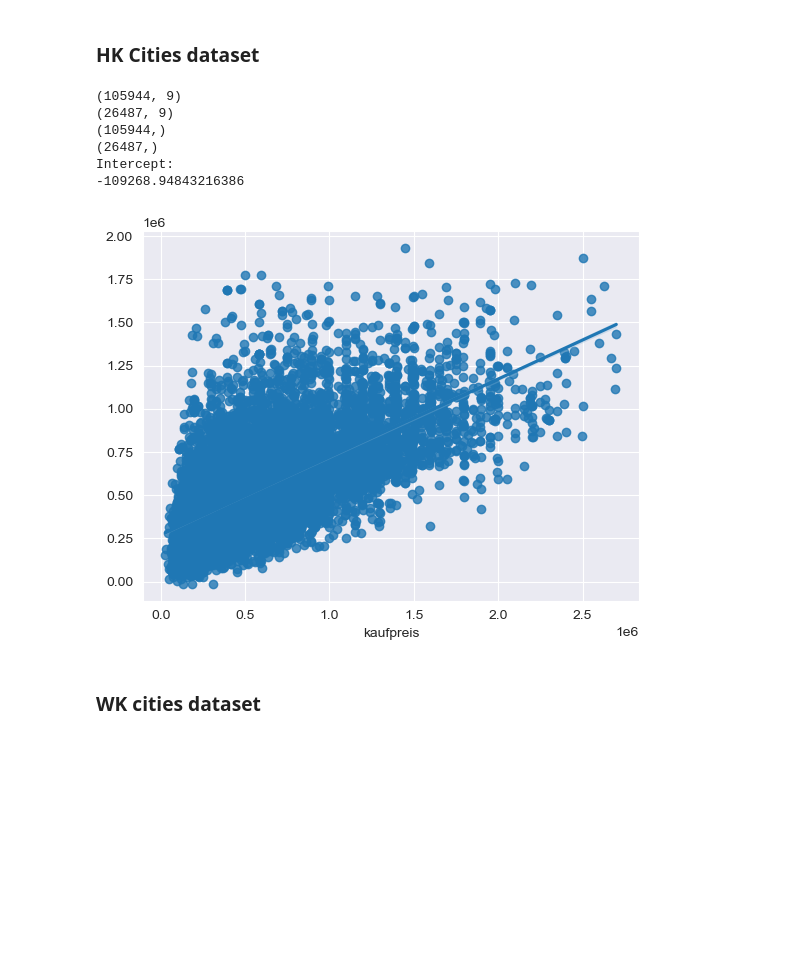
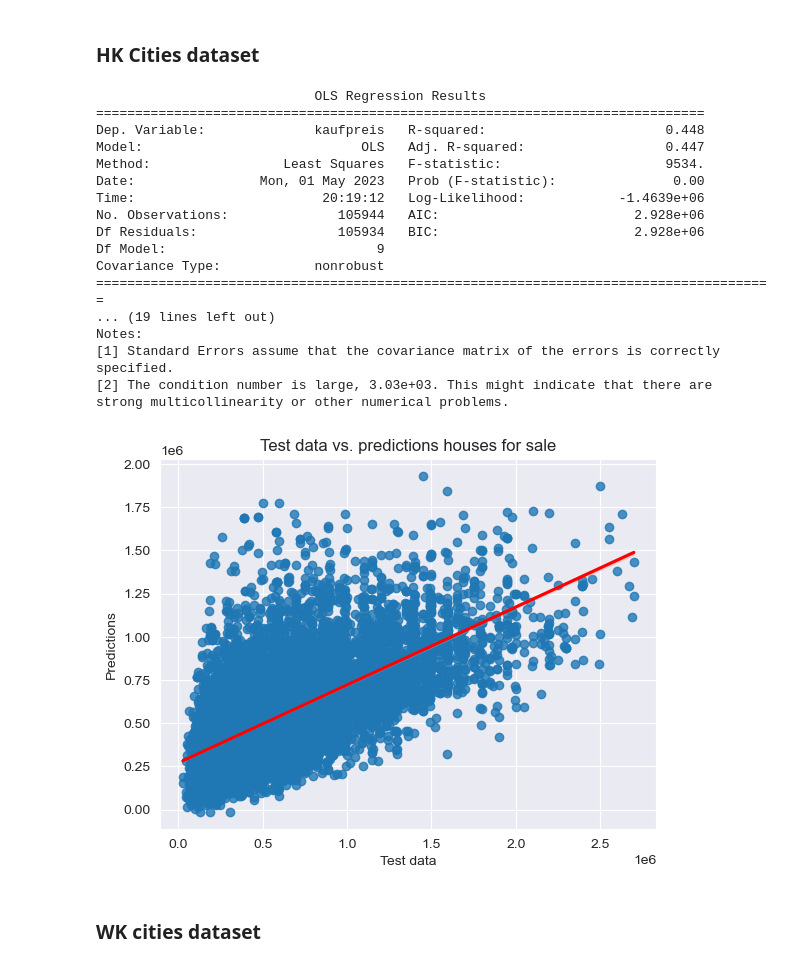
Before and after one commit to pvseydlitz/BachelorThesis, a Jupyter notebook: regressions_only.ipynb, the cells around one changed output. Cells and saved outputs as stored; diff of their text form; code cells hidden in the pictures; blank space fills up the shorter version.

```diff
--- a/regressions_only.ipynb
+++ b/regressions_only.ipynb
@@ -18,42 +18,55 @@ sns.set_style("darkgrid")
 # %%
 hk_characteristics = pd.read_csv('./Data/Cleaned-Datasets/HK_cities_cleaned.csv')
 df_hk_characteristics = pd.DataFrame(hk_characteristics)
 
 X = df_hk_characteristics[['wohnflaeche', 'grundstuecksflaeche', 'zimmeranzahl', 'schlafzimmer', 'badezimmer','keller', 'parkplatz', 'age', 'objektzustand']]
 Y = df_hk_characteristics['kaufpreis']
 
 from sklearn.model_selection import train_test_split
 X_train, X_test, y_train, y_test = train_test_split(X, Y, test_size=0.2, random_state=101)
-print(X_train.shape)
-print(X_test.shape)
-print(y_train.shape)
-print(y_test.shape)
+#print(X_train.shape)
+#print(X_test.shape)
+#print(y_train.shape)
+#print(y_test.shape)
 
 from sklearn.linear_model import LinearRegression
 model = LinearRegression()
 model.fit(X_train,y_train)
 
-print('Intercept:')
-print(model.intercept_)
+#print('Intercept:')
+#print(model.intercept_)
 
 coeff_parameter = pd.DataFrame(model.coef_,X.columns,columns=['Coefficient'])
 #print(coeff_parameter)
 
 predictions = model.predict(X_test)
 
-sns.regplot(x=y_test, y=predictions)
+regplot = sns.regplot(x=y_test, y=predictions, line_kws={'color': 'red'})
+regplot.set(title='Test data vs. predictions houses for sale', xlabel='Test data', ylabel='Predictions')
+regplot
 
 X_train_Sm= sm.add_constant(X_train)
 hk_ls=sm.OLS(y_train,X_train_Sm).fit()
-#print(hk_ls.summary())
+print(hk_ls.summary())
 # %% [output]
-(105944, 9)
-(26487, 9)
-(105944,)
-(26487,)
-Intercept:
--109268.94843216386
+                            OLS Regression Results
+==============================================================================
+Dep. Variable:              kaufpreis   R-squared:                       0.448
+Model:                            OLS   Adj. R-squared:                  0.447
+Method:                 Least Squares   F-statistic:                     9534.
+Date:                Mon, 01 May 2023   Prob (F-statistic):               0.00
+Time:                        20:19:12   Log-Likelihood:            -1.4639e+06
+No. Observations:              105944   AIC:                         2.928e+06
+Df Residuals:                  105934   BIC:                         2.928e+06
+Df Model:                           9
+Covariance Type:            nonrobust
+=======================================================================================
+... (19 lines left out)
+Notes:
+[1] Standard Errors assume that the covariance matrix of the errors is correctly specified.
+[2] The condition number is large, 3.03e+03. This might indicate that there are
+strong multicollinearity or other numerical problems.
-[figure, old version]
+[figure, new version]
 # %% [markdown]
 ### WK cities dataset
 # %%
```
Also changed, not shown: parts of 7 cells of this notebook, 1 other file.
